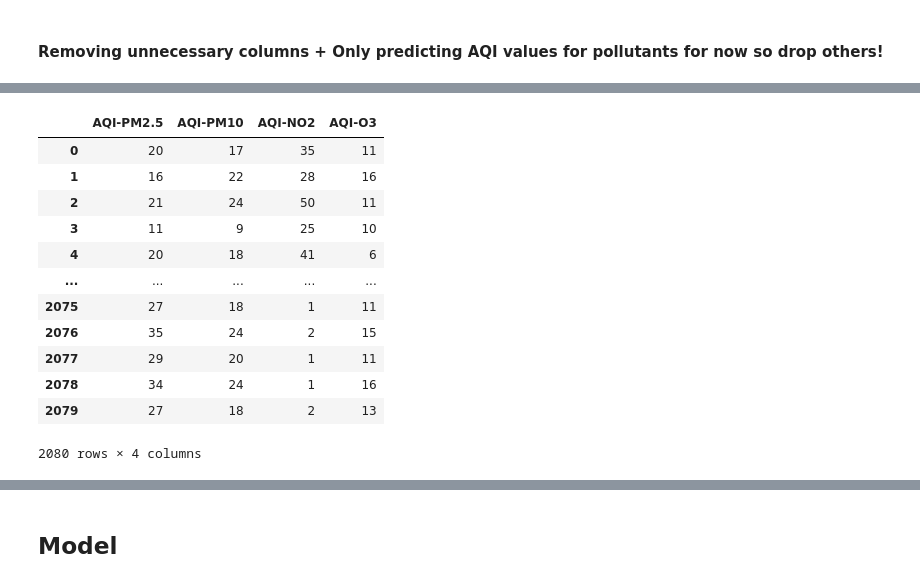
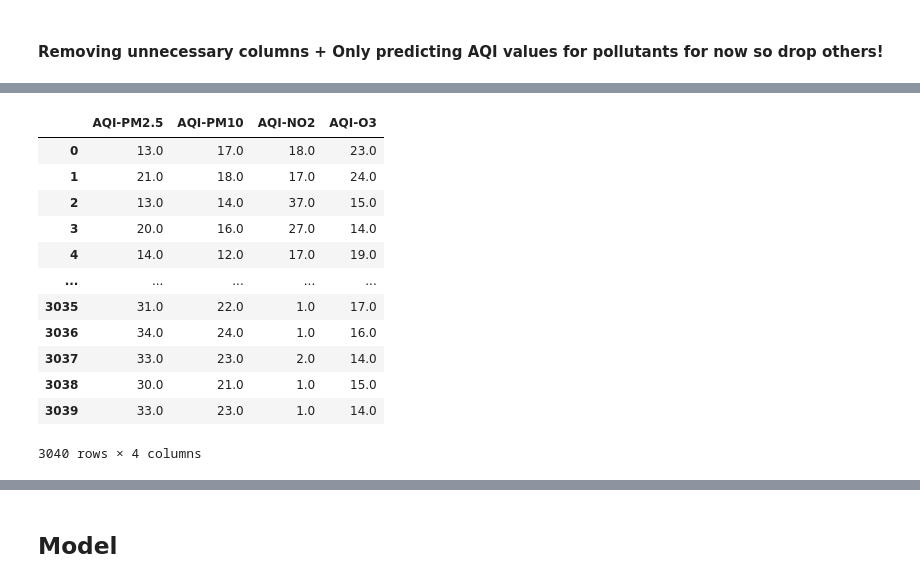
Before and after one commit to MrAliTheGreat/GlobalAirQuality, a Jupyter notebook: TabularDNN.ipynb, the cells around one changed output, grey strips where cells are left out. Drawn from its saved outputs; the diff is of its cells as text; code cells hidden in the pictures.

```diff
--- a/TabularDNN.ipynb
+++ b/TabularDNN.ipynb
@@ -18,7 +19,7 @@ print(f"Pandas Version: {pd.__version__}")
 # %% [output]
 Pandas Version: 2.2.3
 # %%
-df = pd.read_csv("dataset/AQI.csv")
+df = pd.read_csv("dataset/AQI2.csv")
 df.head()
 # %% [output]
 |  | Date | Time | Temperature | Real Feel | Weather Status | Wind Gusts | Humidity | Indoor Humidity | ... |
@@ -51,10 +51,0 @@ memory usage: 406.4+ KB
-# %%
-# Used in training --> Conversion required for warning in normalization!
-df = df.astype({
-    "Temperature": "float64",
-    "Real Feel": "float64",
-    "Wind Gusts": "float64",
-    "Dew Point": "float64",
-    "Pressure": "float64",
-    "Cloud Ceiling": "float64"
-})
@@ -81,7 +52,7 @@ memory usage: 406.4+ KB
 # %% [markdown]
 #### Removing unnecessary columns + Only predicting AQI values for pollutants for now so drop others!
 # %%
-df = df.drop(["Date", "Time", "AQI", "Amount-PM2.5", "Amount-PM10", "Amount-NO2", "Amount-O3", "Filename"], axis = 1)
+df = df.drop(["AQI", "Amount-PM2.5", "Amount-PM10", "Amount-NO2", "Amount-O3", "Filename"], axis = 1)
 # %%
 input_df = df.iloc[:, :-4]
 input_df
@@ -149,16 +191,23 @@ input_df
 # %%
+output_df = output_df.astype({
+    "AQI-PM2.5": "float64",
+    "AQI-PM10": "float64",
+    "AQI-NO2": "float64",
+    "AQI-O3": "float64",
+})
+
 output_df
 # %% [output]
 |  | AQI-PM2.5 | AQI-PM10 | AQI-NO2 | AQI-O3 |
-| 0 | 20 | 17 | 35 | 11 |
-| 1 | 16 | 22 | 28 | 16 |
-| 2 | 21 | 24 | 50 | 11 |
-| 3 | 11 | 9 | 25 | 10 |
-| 4 | 20 | 18 | 41 | 6 |
+| 0 | 13.0 | 17.0 | 18.0 | 23.0 |
+| 1 | 21.0 | 18.0 | 17.0 | 24.0 |
+| 2 | 13.0 | 14.0 | 37.0 | 15.0 |
+| 3 | 20.0 | 16.0 | 27.0 | 14.0 |
+| 4 | 14.0 | 12.0 | 17.0 | 19.0 |
 | ... | ... | ... | ... | ... |
-| 2075 | 27 | 18 | 1 | 11 |
-| 2076 | 35 | 24 | 2 | 15 |
-| 2077 | 29 | 20 | 1 | 11 |
-| 2078 | 34 | 24 | 1 | 16 |
-| 2079 | 27 | 18 | 2 | 13 |
+| 3035 | 31.0 | 22.0 | 1.0 | 17.0 |
+| 3036 | 34.0 | 24.0 | 1.0 | 16.0 |
+| 3037 | 33.0 | 23.0 | 2.0 | 14.0 |
+| 3038 | 30.0 | 21.0 | 1.0 | 15.0 |
+| 3039 | 33.0 | 23.0 | 1.0 | 14.0 |
-2080 rows × 4 columns
+3040 rows × 4 columns
```
Also changed, not shown: parts of 21 cells of this notebook, 1 other file.
